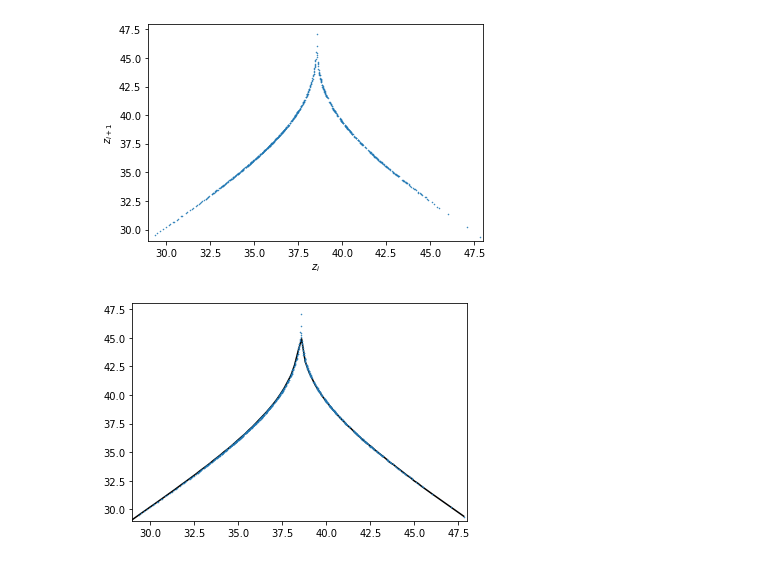
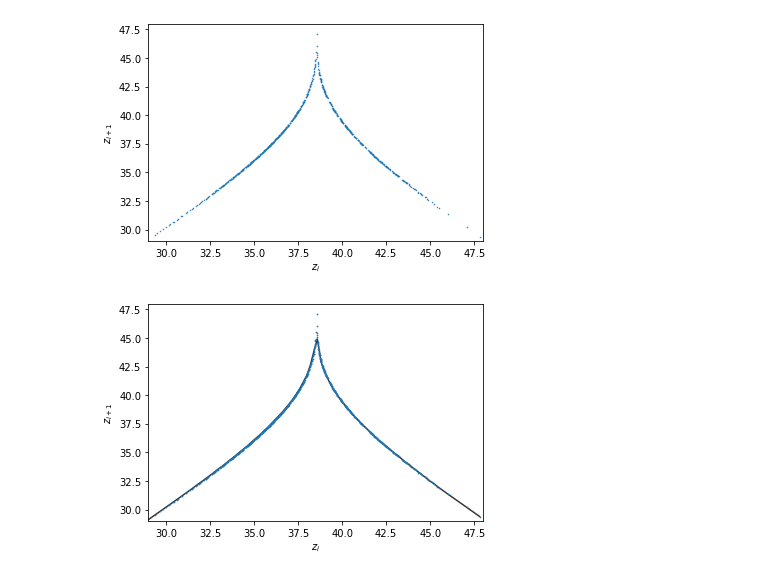
Before and after one commit to ekiMGlz/lyapunov-exp, a Jupyter notebook: lorenz.ipynb, the cells around one changed output. Drawn from its saved outputs; the diff is of its cells as text; code cells hidden in the pictures.

```diff
--- a/lorenz.ipynb
+++ b/lorenz.ipynb
@@ -47,13 +64,15 @@ plt.show()
 # %%
 f = interpolate.interp1d(max_z[:-1], max_z[1:], 'slinear', fill_value='extrapolate')
 x = np.arange(29, 48, 0.2)
 
-plt.plot(x, f(x), "xkcd:black")
-plt.plot(max_z[:-1], max_z[1:], 'o', ms=0.5)
+plt.plot(x, f(x), color="xkcd:dark grey")
+plt.plot(max_z[:-1], max_z[1:], 'o', ms=0.7, zorder=10)
+
 plt.axis([29, 48, 29, 48])
 plt.xlabel("$z_{i}$")
 plt.ylabel("$z_{i+1}$")
+#plt.savefig("img/lorenz_map_interpolation.png", dpi=300)
 plt.show()
 # %% [output]
-[figure, old version]
+[figure, new version]
 # %%
```
Also changed, not shown: parts of 11 cells of this notebook, 1 other file.
